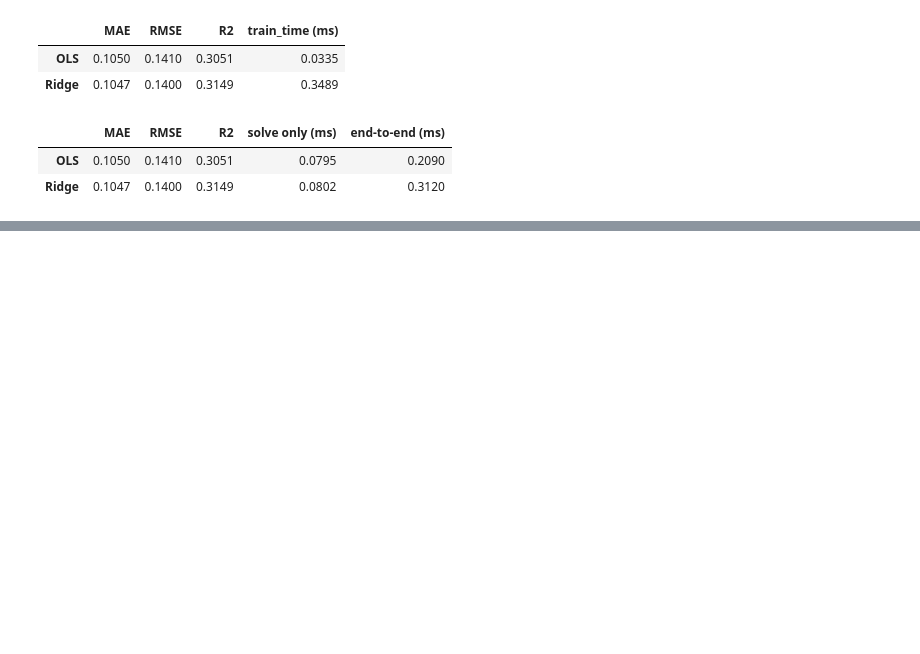
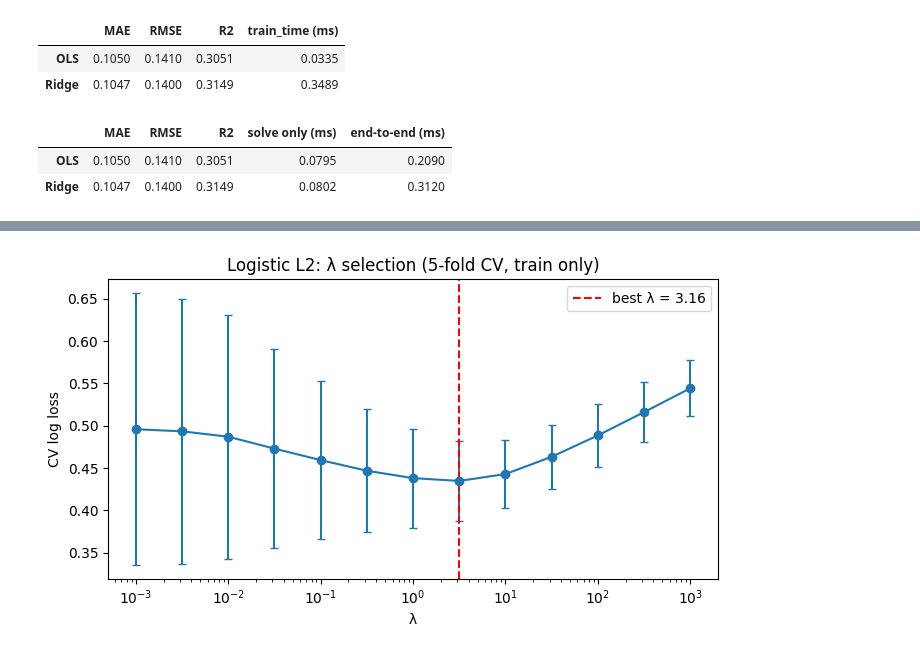
Before and after one commit to Deeksha-NN/202618002_Deeksha_DS605, a Jupyter notebook: 202618002_DS605_LAB05/202618002_DS605_lab05.ipynb, the cells around one changed output, grey strips where cells are left out. Drawn from its saved outputs; the diff is of its cells as text; code cells hidden in the pictures; blank space fills up the shorter version.

```diff
--- a/202618002_DS605_LAB05/202618002_DS605_lab05.ipynb
+++ b/202618002_DS605_LAB05/202618002_DS605_lab05.ipynb
@@ -1097,3 +1097,42 @@ display(res.style.format("{:.4f}"))
 |  | MAE | RMSE | R2 | solve only (ms) | end-to-end (ms) |
 | OLS | 0.1050 | 0.1410 | 0.3051 | 0.0795 | 0.2090 |
 | Ridge | 0.1047 | 0.1400 | 0.3149 | 0.0802 | 0.3120 |
+# %%
+def fit_irls(X, y, lam=1.0, max_iter=50, tol=1e-8):
+    n, d = X.shape
+    beta = np.zeros(d)
+    pen = lam * np.ones(d); pen[0] = 0                 # do not penalise the intercept
+    for i in range(max_iter):
+        p = sigmoid(X @ beta)
+        w = p * (1 - p)                                # IRLS weights
+        grad = X.T @ (p - y) + pen * beta
+        H = (X.T * w) @ X + np.diag(pen)               # X^T W X + lambda*P (no n x n matrix built)
+        step = np.linalg.solve(H, grad)                # solve, not pinv (H is well-conditioned with L2)
+        beta = beta - step
+        if np.abs(step).max() < tol:
+            break
+    return beta, i + 1
+
+# ---------- Choose lambda by 5-fold CV (validation log loss, train only) ----------
+lambdas_clf = np.logspace(-3, 3, 13)
+K = 5
+folds = kfold_indices(len(y_train_clf), K)
+
+cv_loss = np.zeros((len(lambdas_clf), K))
+for f, val in enumerate(folds):
+    tr = np.setdiff1d(np.arange(len(y_train_clf)), val)
+    for i, lam in enumerate(lambdas_clf):
+        b, _ = fit_irls(Xtr[tr], y_train_clf[tr], lam)
+        cv_loss[i, f] = bce(y_train_clf[val], sigmoid(Xtr[val] @ b))
+
+mean_l, std_l = cv_loss.mean(axis=1), cv_loss.std(axis=1)
+best_lam_clf = lambdas_clf[mean_l.argmin()]
+print(f"best lambda (logistic L2): {best_lam_clf:.4f} | CV log loss: {mean_l.min():.4f}")
+
+plt.figure(figsize=(7, 4))
+plt.errorbar(lambdas_clf, mean_l, yerr=std_l, fmt="o-", capsize=3)
+plt.axvline(best_lam_clf, ls="--", color="red", label=f"best λ = {best_lam_clf:.3g}")
+plt.xscale("log"); plt.xlabel("λ"); plt.ylabel("CV log loss")
+plt.title("Logistic L2: λ selection (5-fold CV, train only)"); plt.legend()
+plt.tight_layout(); plt.show()
+# %% [output]
@@ -1099,0 +1140 @@ display(res.style.format("{:.4f}"))
+[figure, added]
```
Also changed, not shown: parts of 4 cells of this notebook.
